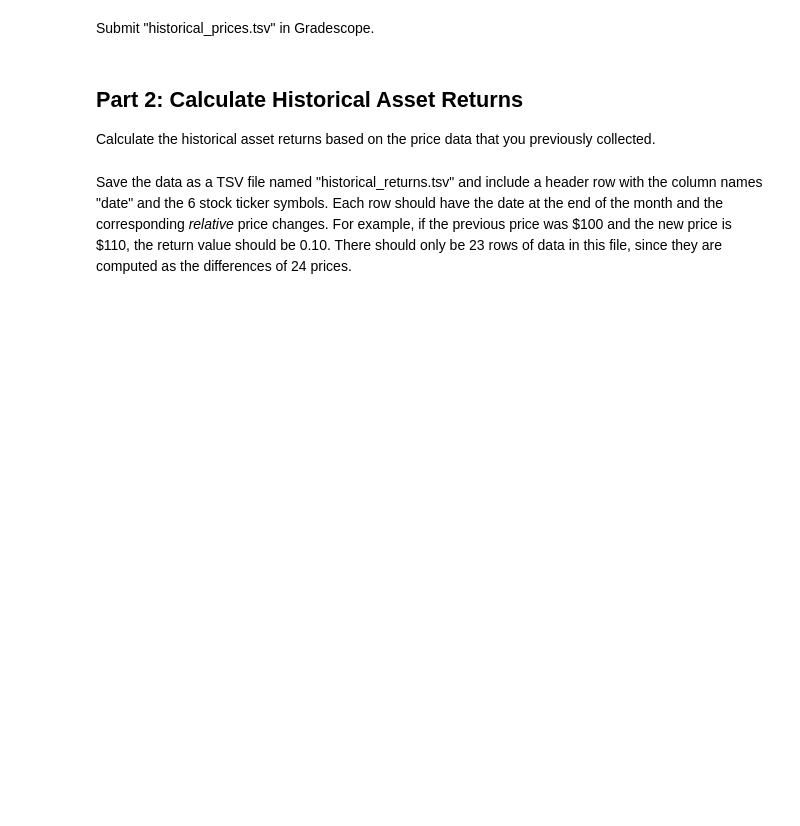
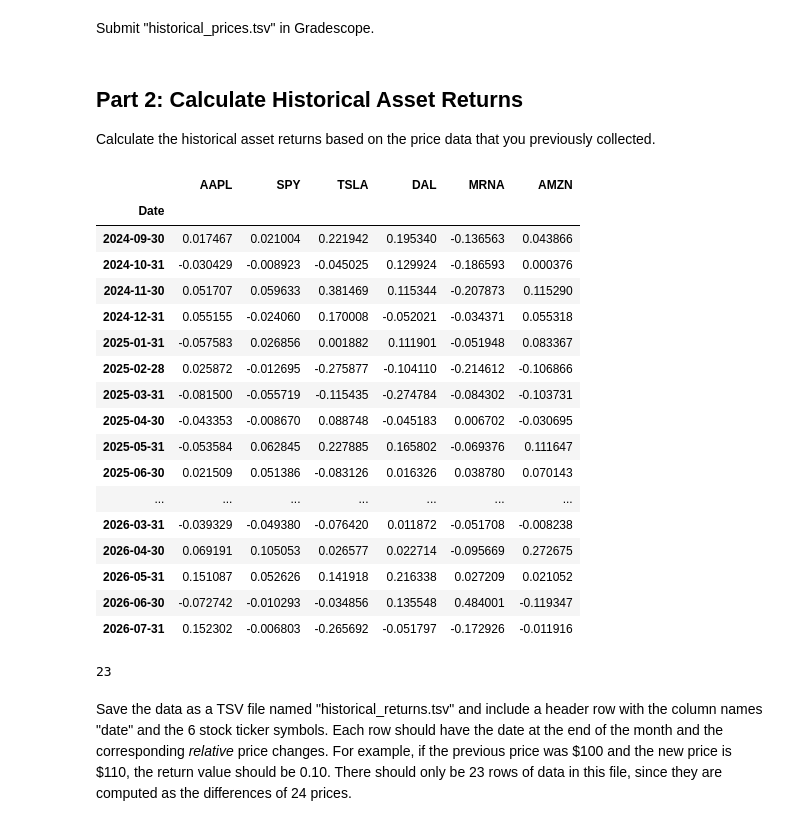
Before and after one commit to aidandig/dx704-project-01, a Jupyter notebook: dx704-project-01.ipynb, the cells around one changed output. Saved outputs shown, nothing was run; the diff lists cells and outputs as text; code cells hidden in the pictures; blank space fills up the shorter version.

Commit message:
historical returns data

```diff
--- a/dx704-project-01.ipynb
+++ b/dx704-project-01.ipynb
@@ -98,3 +94,29 @@ Calculate the historical asset returns based on the price data that you previous
+# %%
+historical_returns = historical_prices.pct_change().dropna()
+historical_returns
+# %% [output]
+|  | AAPL | SPY | TSLA | DAL | MRNA | AMZN |
+| Date |  |  |  |  |  |  |
+| 2024-09-30 | 0.017467 | 0.021004 | 0.221942 | 0.195340 | -0.136563 | 0.043866 |
+| 2024-10-31 | -0.030429 | -0.008923 | -0.045025 | 0.129924 | -0.186593 | 0.000376 |
+| 2024-11-30 | 0.051707 | 0.059633 | 0.381469 | 0.115344 | -0.207873 | 0.115290 |
+| 2024-12-31 | 0.055155 | -0.024060 | 0.170008 | -0.052021 | -0.034371 | 0.055318 |
+| 2025-01-31 | -0.057583 | 0.026856 | 0.001882 | 0.111901 | -0.051948 | 0.083367 |
+| 2025-02-28 | 0.025872 | -0.012695 | -0.275877 | -0.104110 | -0.214612 | -0.106866 |
+| 2025-03-31 | -0.081500 | -0.055719 | -0.115435 | -0.274784 | -0.084302 | -0.103731 |
+| 2025-04-30 | -0.043353 | -0.008670 | 0.088748 | -0.045183 | 0.006702 | -0.030695 |
+| 2025-05-31 | -0.053584 | 0.062845 | 0.227885 | 0.165802 | -0.069376 | 0.111647 |
+| 2025-06-30 | 0.021509 | 0.051386 | -0.083126 | 0.016326 | 0.038780 | 0.070143 |
+| ... | ... | ... | ... | ... | ... | ... |
+| 2026-03-31 | -0.039329 | -0.049380 | -0.076420 | 0.011872 | -0.051708 | -0.008238 |
+| 2026-04-30 | 0.069191 | 0.105053 | 0.026577 | 0.022714 | -0.095669 | 0.272675 |
+| 2026-05-31 | 0.151087 | 0.052626 | 0.141918 | 0.216338 | 0.027209 | 0.021052 |
+| 2026-06-30 | -0.072742 | -0.010293 | -0.034856 | 0.135548 | 0.484001 | -0.119347 |
+| 2026-07-31 | 0.152302 | -0.006803 | -0.265692 | -0.051797 | -0.172926 | -0.011916 |
+# %%
+len(historical_returns)
+# %% [output]
+23
 # %% [markdown]
 Save the data as a TSV file named "historical_returns.tsv" and include a header row with the column names "date" and the 6 stock ticker symbols.
 Each row should have the date at the end of the month and the corresponding *relative* price changes.
```
Also changed, not shown: parts of 3 cells of this notebook, 1 other file.
